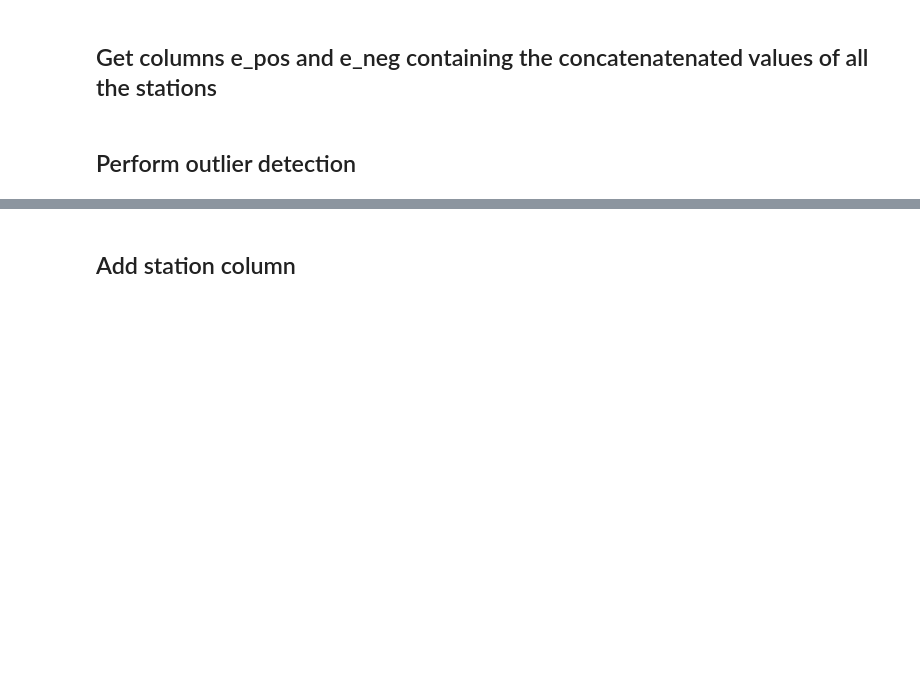
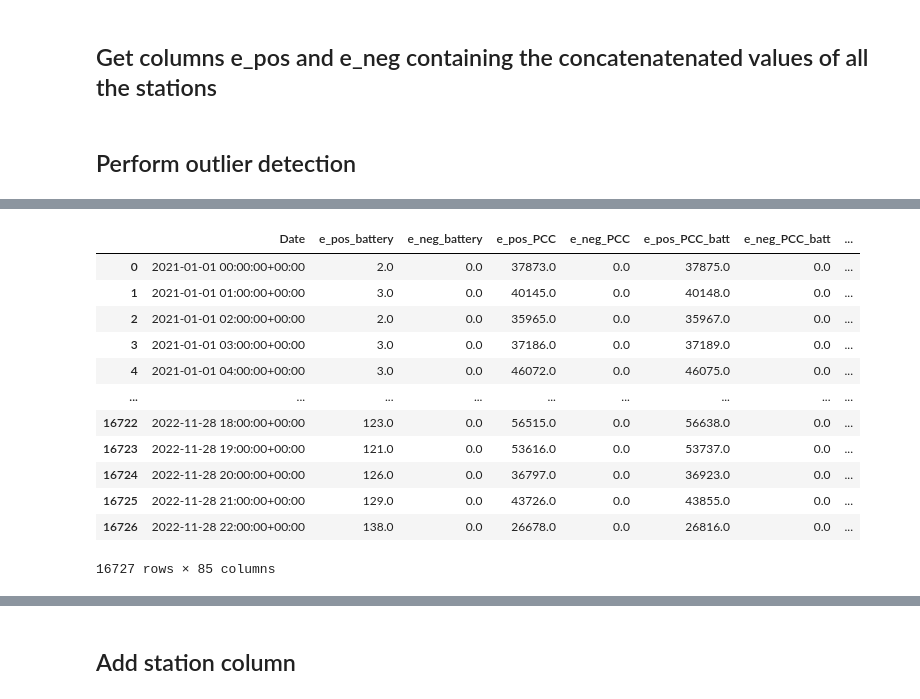
Before and after one commit to FabioLddo/time_series_energy_community_forecasting, a Jupyter notebook: Final_Project_Ippolito_Loddo_Margni.ipynb, the cells around one changed output, grey strips where cells are left out. Saved outputs shown, nothing was run; the diff lists cells and outputs as text; code cells hidden in the pictures; blank space fills up the shorter version.

```diff
--- a/Final_Project_Ippolito_Loddo_Margni.ipynb
+++ b/Final_Project_Ippolito_Loddo_Margni.ipynb
@@ -726,0 +730,19 @@ e_neg_series = df_new['e_neg']
+# %%
+# Drop all the old e_pos_N and e_neg_N features
+df = df.drop(columns=[f'e_pos_{i}' for i in range(19)], axis=1)
+df = df.drop(columns=[f'e_neg_{i}' for i in range(19)], axis=1)
+df.head(3)
+# %% [output]
+|  | Date | e_pos_battery | e_neg_battery | e_pos_PCC | e_neg_PCC | e_pos_PCC_batt | e_neg_PCC_batt | ... |
+| 0 | 2021-01-01 00:00:00+00:00 | 2.0 | 0.0 | 37873.0 | 0.0 | 37875.0 | 0.0 | ... |
+| 1 | 2021-01-01 01:00:00+00:00 | 3.0 | 0.0 | 40145.0 | 0.0 | 40148.0 | 0.0 | ... |
+| 2 | 2021-01-01 02:00:00+00:00 | 2.0 | 0.0 | 35965.0 | 0.0 | 35967.0 | 0.0 | ... |
+| 3 | 2021-01-01 03:00:00+00:00 | 3.0 | 0.0 | 37186.0 | 0.0 | 37189.0 | 0.0 | ... |
+| 4 | 2021-01-01 04:00:00+00:00 | 3.0 | 0.0 | 46072.0 | 0.0 | 46075.0 | 0.0 | ... |
+| ... | ... | ... | ... | ... | ... | ... | ... | ... |
+| 16722 | 2022-11-28 18:00:00+00:00 | 123.0 | 0.0 | 56515.0 | 0.0 | 56638.0 | 0.0 | ... |
+| 16723 | 2022-11-28 19:00:00+00:00 | 121.0 | 0.0 | 53616.0 | 0.0 | 53737.0 | 0.0 | ... |
+| 16724 | 2022-11-28 20:00:00+00:00 | 126.0 | 0.0 | 36797.0 | 0.0 | 36923.0 | 0.0 | ... |
+| 16725 | 2022-11-28 21:00:00+00:00 | 129.0 | 0.0 | 43726.0 | 0.0 | 43855.0 | 0.0 | ... |
+| 16726 | 2022-11-28 22:00:00+00:00 | 138.0 | 0.0 | 26678.0 | 0.0 | 26816.0 | 0.0 | ... |
+16727 rows × 85 columns
```
Also changed, not shown: parts of 13 cells of this notebook.
